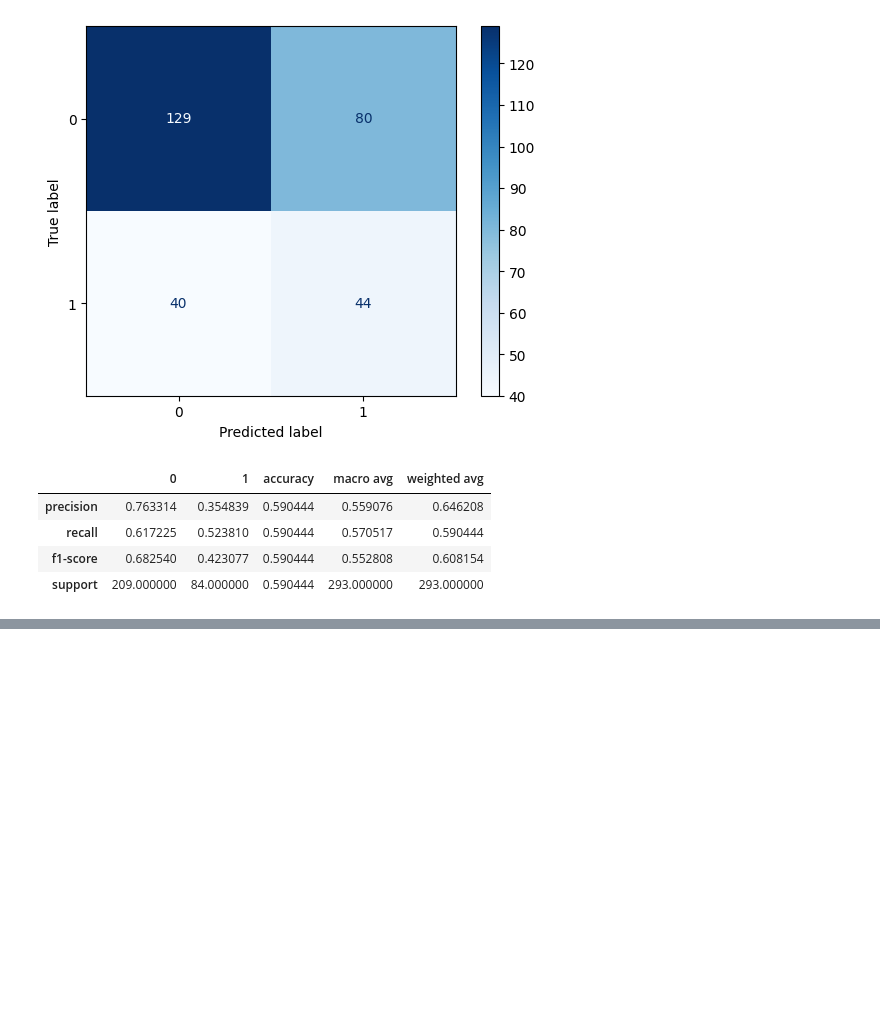
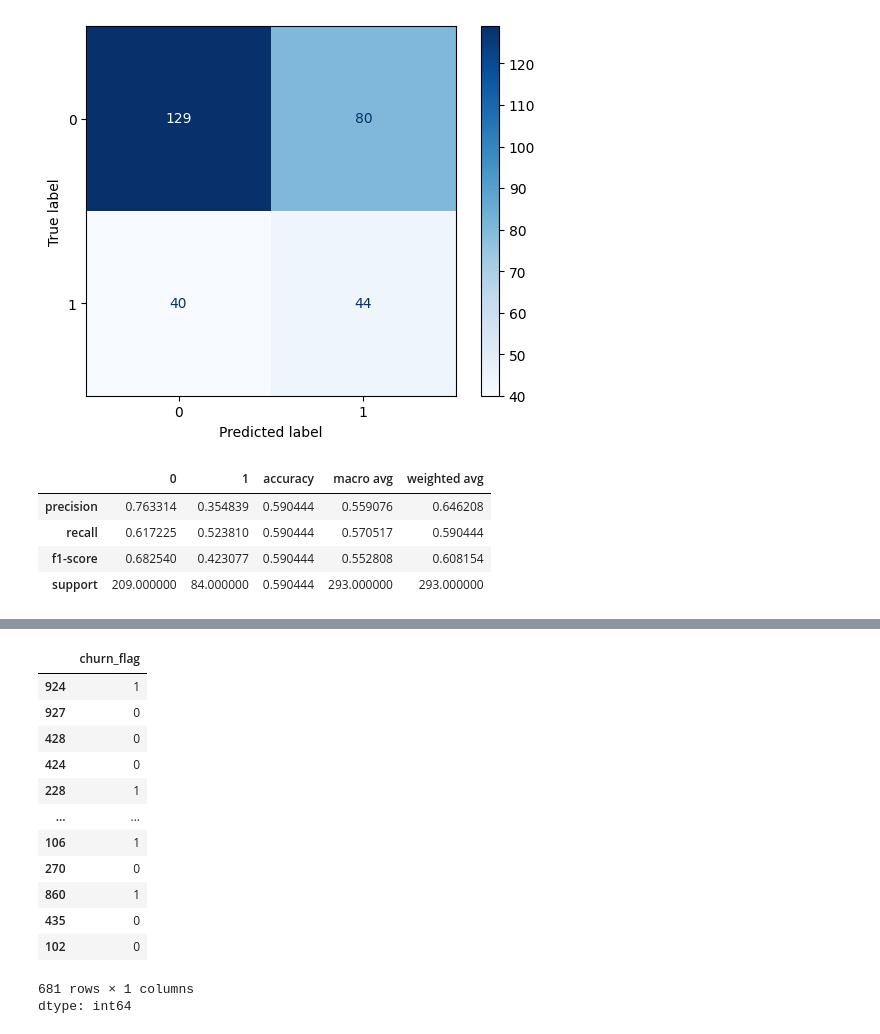
Before and after one commit to Jonc29/DATA-ANALYSIS, a Jupyter notebook: MTN Customer Churn Analysis and Prediction.ipynb, the cells around one changed output, grey strips where cells are left out. Cells and saved outputs as stored; diff of their text form; code cells hidden in the pictures; blank space fills up the shorter version.

```diff
--- a/MTN Customer Churn Analysis and Prediction.ipynb
+++ b/MTN Customer Churn Analysis and Prediction.ipynb
@@ -998,0 +1202,17 @@ frame(classification_report(y_test, y_test_pred, output_dict=True))
+# %%
+y_train
+# %% [output]
+|  | churn_flag |
+| 924 | 1 |
+| 927 | 0 |
+| 428 | 0 |
+| 424 | 0 |
+| 228 | 1 |
+| ... | ... |
+| 106 | 1 |
+| 270 | 0 |
+| 860 | 1 |
+| 435 | 0 |
+| 102 | 0 |
+681 rows × 1 columns
+dtype: int64
```
Also changed, not shown: parts of 34 cells of this notebook, 2 other files.
